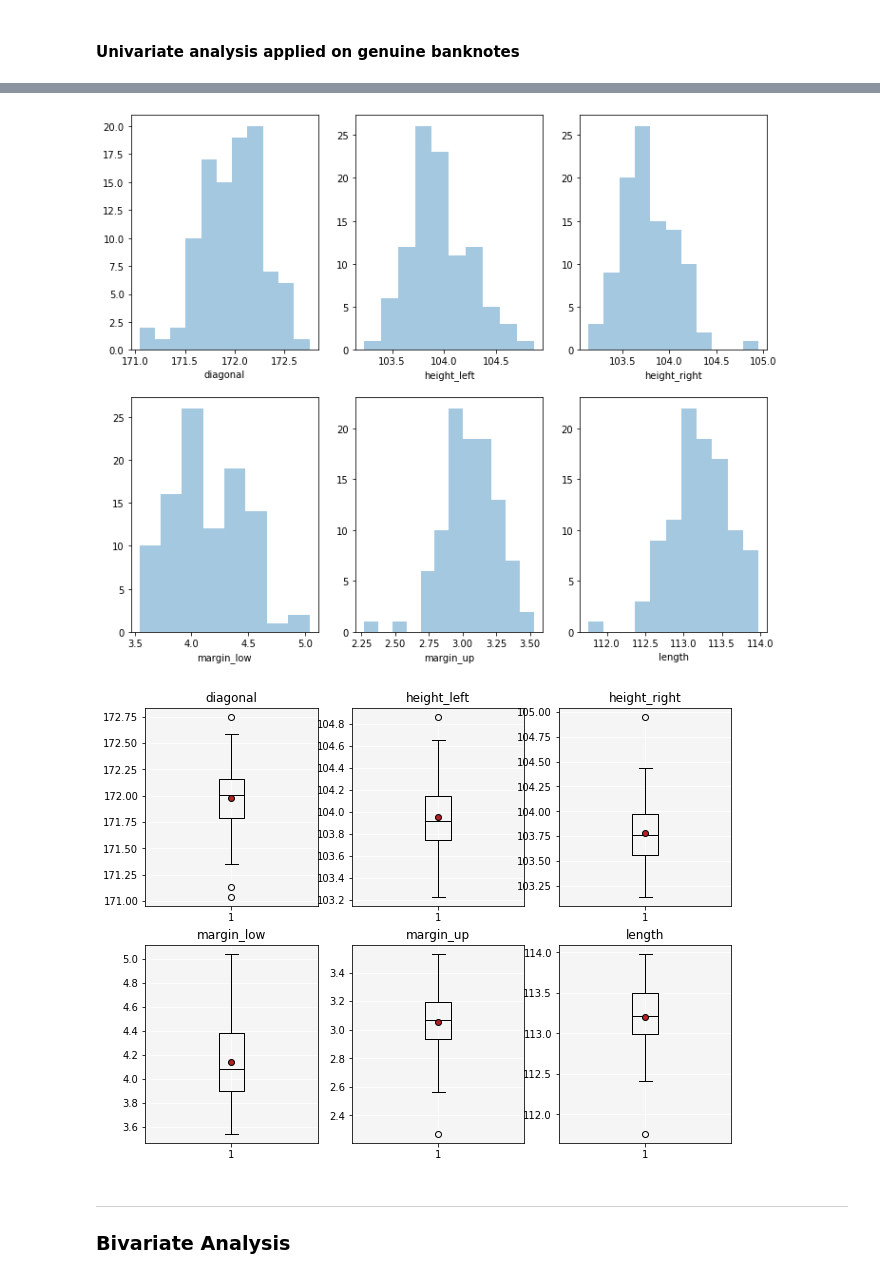
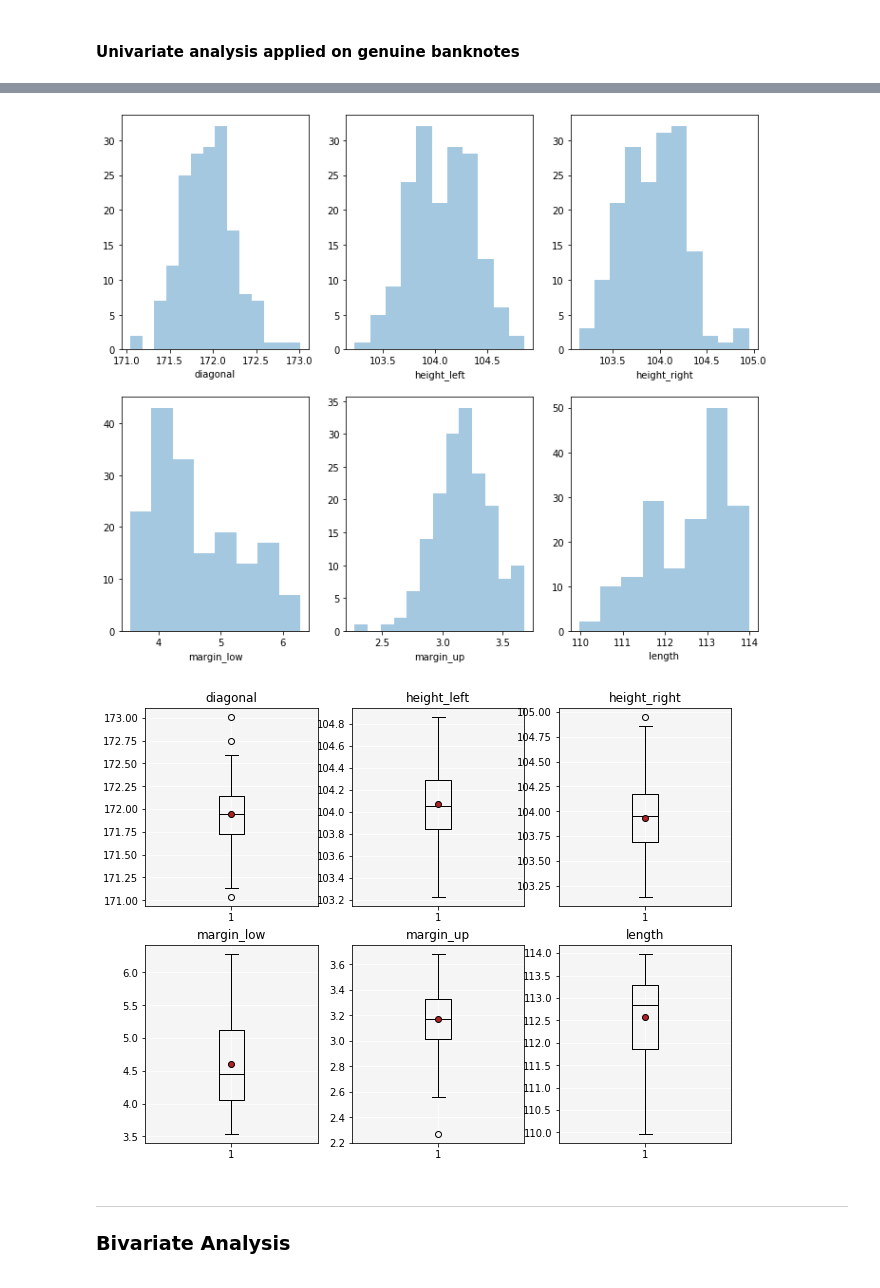
Before and after one commit to Michael-Orange/algorithm_banknotes, a Jupyter notebook: P6.ipynb, the cells around one changed output, grey strips where cells are left out. Drawn from its saved outputs; the diff is of its cells as text; code cells hidden in the pictures.

```diff
--- a/P6.ipynb
+++ b/P6.ipynb
@@ -142,13 +129,13 @@ num_genuine = genuine.drop(['is_genuine'], axis=1)
 # %%
-fig = display_multiple_distplot(num_genuine, [(2,3)], title='no')
+fig = display_multiple_distplot(num_notes, [(2,3)], title='no')
 fig.savefig('data/output_graphics/distplot', transparent =True)
 # %% [output]
-[figure, old version]
+[figure, new version]
 # %%
-fig = display_multiple_boxplot(num_genuine, [(2,3)])
+fig = display_multiple_boxplot(num_notes, [(2,3)])
 fig.savefig('data/output_graphics/boxplot', transparent =True)
 # %% [output]
-[figure, old version]
+[figure, new version]
 # %% [markdown]
 <hr>
 <h3>Bivariate Analysis</h3><a id='biv'></a>
```
Also changed, not shown: parts of 84 cells of this notebook.
